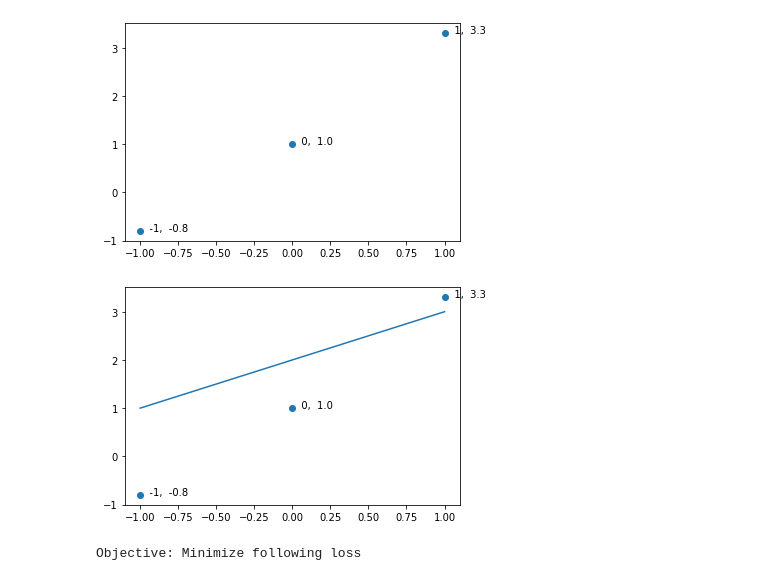
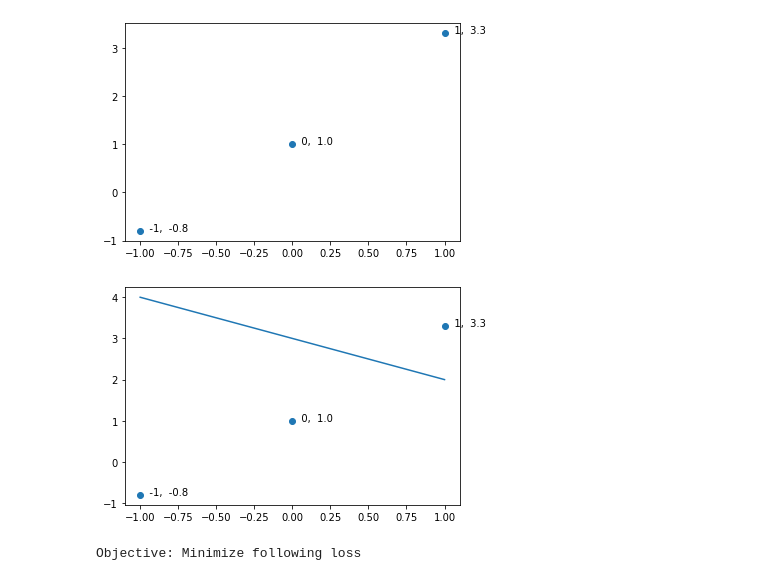
Before and after one commit to arf-themascoteers/basics, a Jupyter notebook: curve_fitting.ipynb, the cells around one changed output. Drawn from its saved outputs; the diff is of its cells as text; code cells hidden in the pictures.

```diff
--- a/curve_fitting.ipynb
+++ b/curve_fitting.ipynb
@@ -16,13 +16,13 @@ plot_original_points()
 # %% [output]
 [figure]
 # %%
-m = 1
-c = 2
+m = -1
+c = 3
 y_pred = m * x + c
 plt.plot(x, y_pred)
 plot_original_points()
 # %% [output]
-[figure, old version]
+[figure, new version]
 # %%
 print("Objective: Minimize following loss")
 display(Math(r'Loss = \sum_{i=1}^{N}(x_i-y_i)^2'))
```
Also changed, not shown: parts of 3 cells of this notebook.
